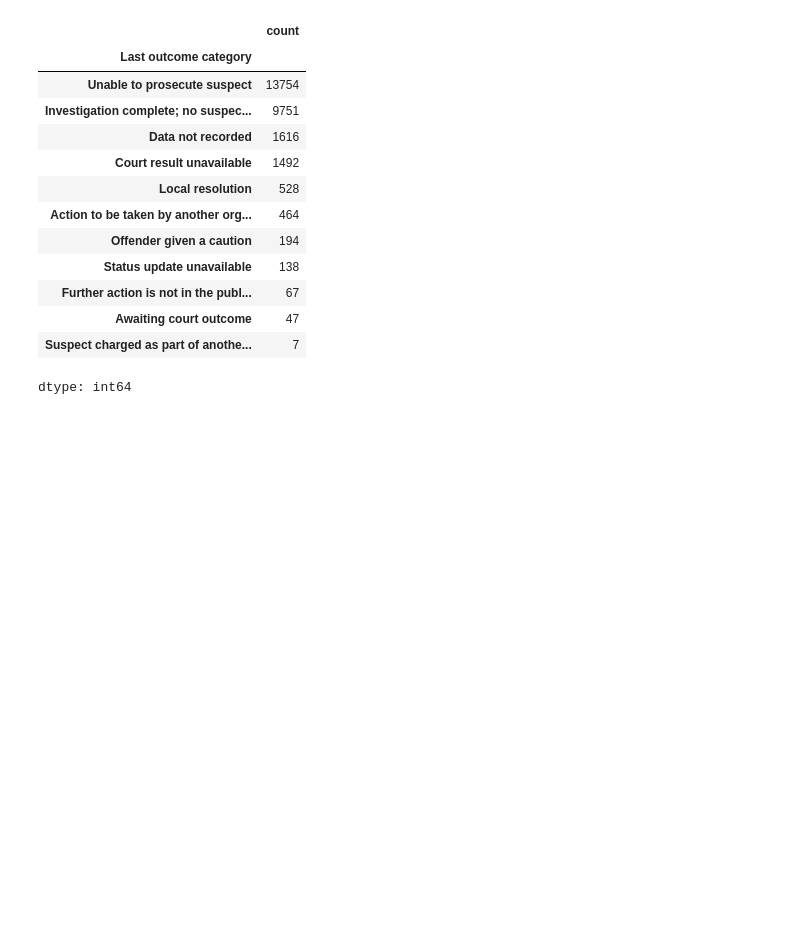
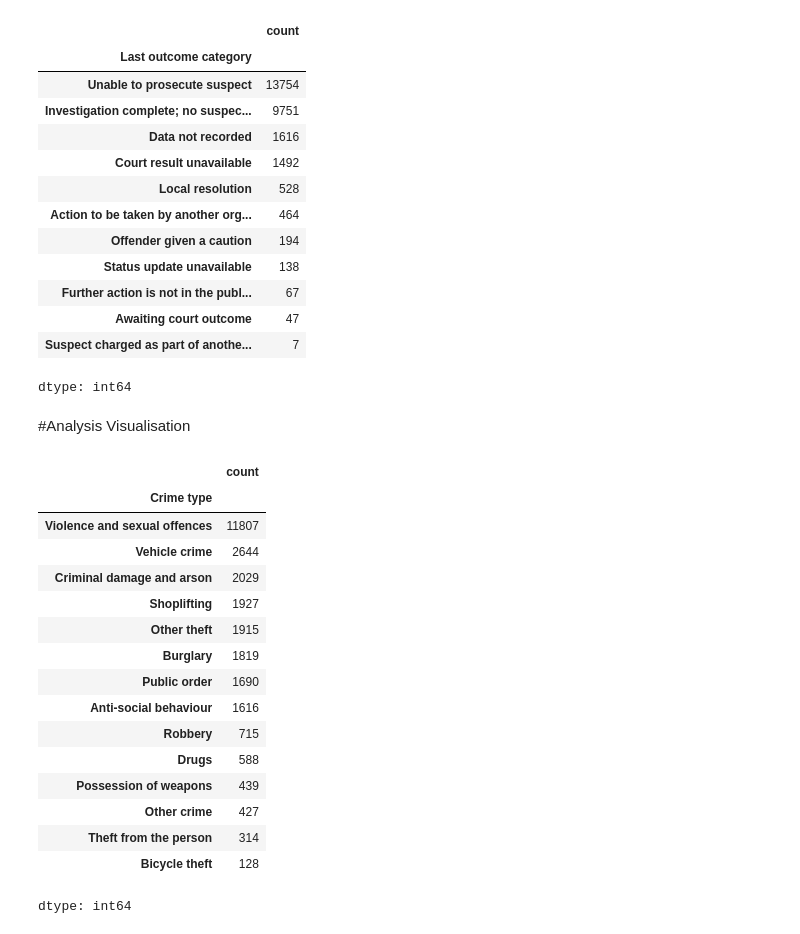
Before and after one commit to zhangwiki86-soton/L7---Data-Analysis-and-Visualisation, a Jupyter notebook: CrimeData.ipynb, the cells around one changed output. Saved outputs shown, nothing was run; the diff lists cells and outputs as text; code cells hidden in the pictures; blank space fills up the shorter version.

```diff
--- a/CrimeData.ipynb
+++ b/CrimeData.ipynb
@@ -192,3 +192,25 @@ CleanData['Last outcome category'].value_counts()
 | Awaiting court outcome | 47 |
 | Suspect charged as part of anothe... | 7 |
 dtype: int64
+# %% [markdown]
+#Analysis Visualisation
+# %%
+CleanData['Crime type'].value_counts()
+# %% [output]
+|  | count |
+| Crime type |  |
+| Violence and sexual offences | 11807 |
+| Vehicle crime | 2644 |
+| Criminal damage and arson | 2029 |
+| Shoplifting | 1927 |
+| Other theft | 1915 |
+| Burglary | 1819 |
+| Public order | 1690 |
+| Anti-social behaviour | 1616 |
+| Robbery | 715 |
+| Drugs | 588 |
+| Possession of weapons | 439 |
+| Other crime | 427 |
+| Theft from the person | 314 |
+| Bicycle theft | 128 |
+dtype: int64
```
Also changed, not shown: parts of 3 cells of this notebook.
